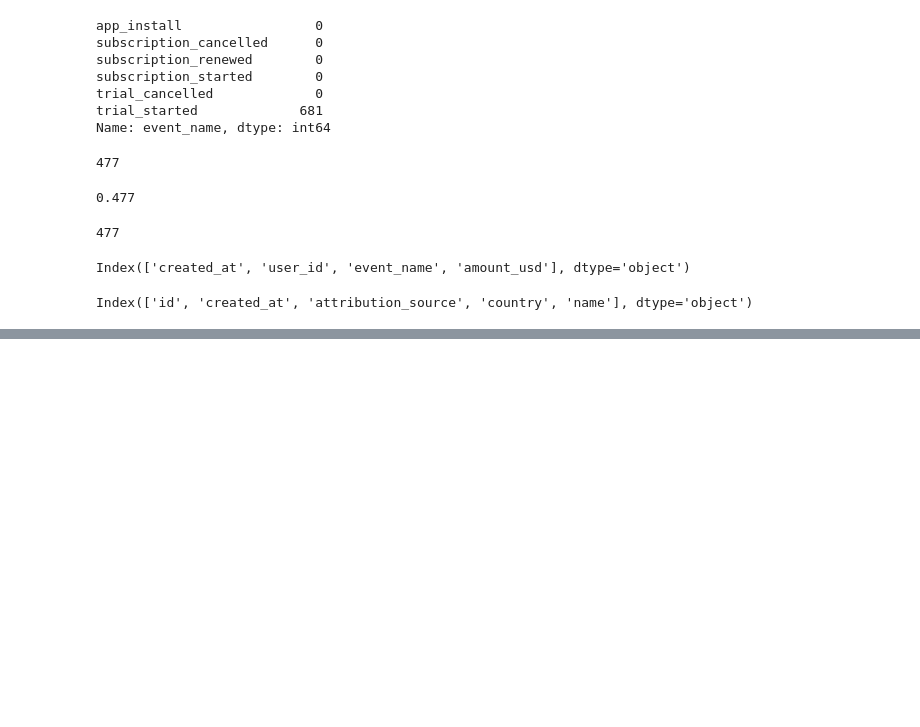
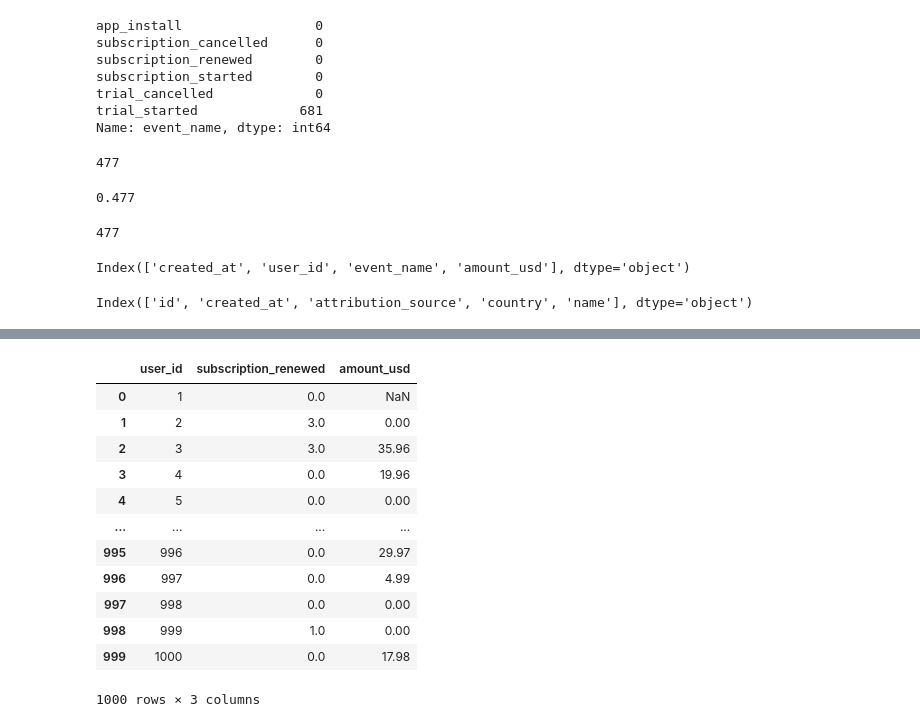
Before and after one commit to euphratesk/cornP, a Jupyter notebook: Case-Study PCs.ipynb, the cells around one changed output, grey strips where cells are left out. Drawn from its saved outputs; the diff is of its cells as text; code cells hidden in the pictures; blank space fills up the shorter version.

```diff
--- a/Case-Study PapCorns.ipynb
+++ b/Case-Study PCs.ipynb
@@ -1146,0 +1247,17 @@ Name: Ever_Subscripted, dtype: int64
+# %%
+df_final = df_final.drop(columns='amount_usd')
+
+"""
+he issue arises because groupby() returns a Series with a different index (grouped by user_id),
+while df_final expects the same index alignment. When you assign directly, pandas attempts to align values by index,
+leading to NaN values for users that are missing in df_final.
+
+"""
+# %%
+#Let create it  properly
+
+df_final['amount_usd'] = df_final['user_id'].map(events_df.groupby('user_id')['amount_usd'].sum())
+# %%
+#fill Nan value with 0 at subscription_renewed so if it is Nana then no renewed
+
+df_final.subscription_renewed = df_final.subscription_renewed.fillna(0)
@@ -1146,0 +1300,16 @@ Name: Ever_Subscripted, dtype: int64
+# %%
+df_final[['user_id','subscription_renewed','amount_usd']]
+# %% [output]
+|  | user_id | subscription_renewed | amount_usd |
+| 0 | 1 | 0.0 | NaN |
+| 1 | 2 | 3.0 | 0.00 |
+| 2 | 3 | 3.0 | 35.96 |
+| 3 | 4 | 0.0 | 19.96 |
+| 4 | 5 | 0.0 | 0.00 |
+| ... | ... | ... | ... |
+| 995 | 996 | 0.0 | 29.97 |
+| 996 | 997 | 0.0 | 4.99 |
+| 997 | 998 | 0.0 | 0.00 |
+| 998 | 999 | 1.0 | 0.00 |
+| 999 | 1000 | 0.0 | 17.98 |
+1000 rows × 3 columns
```
Also changed, not shown: parts of 82 cells of this notebook.
